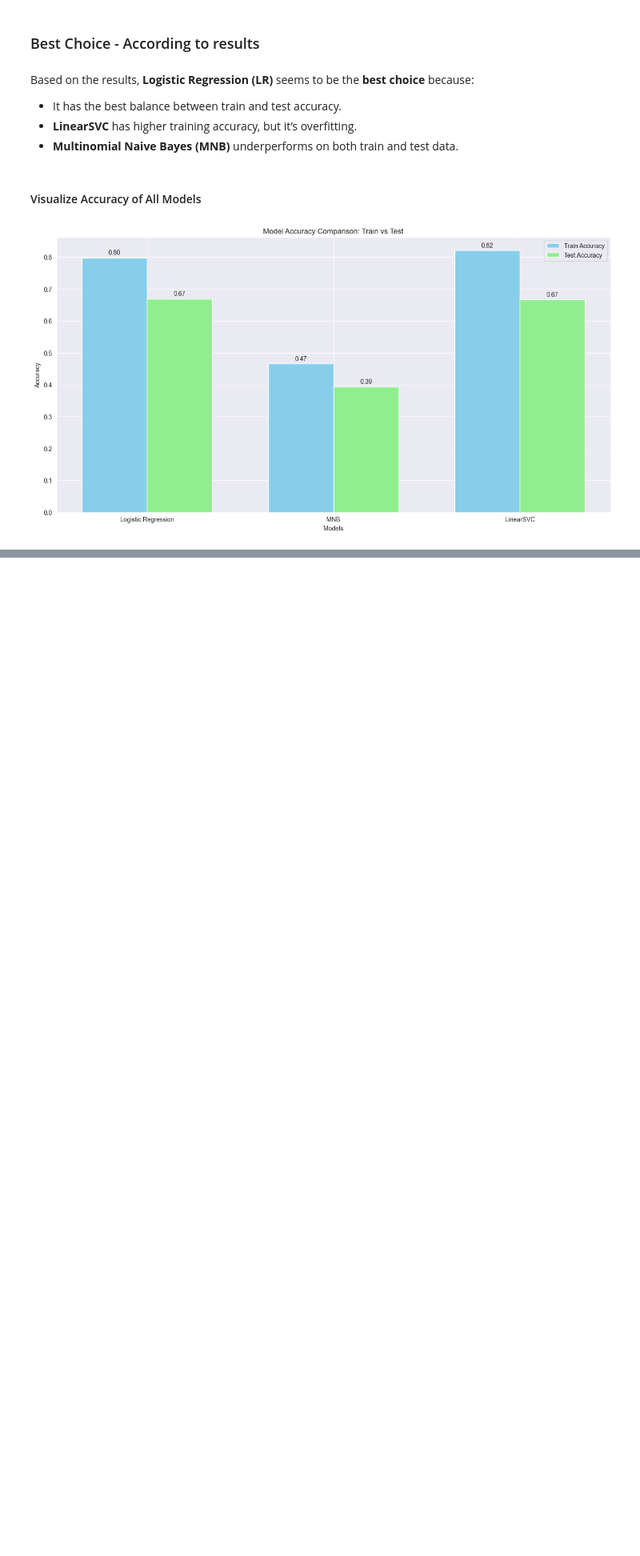
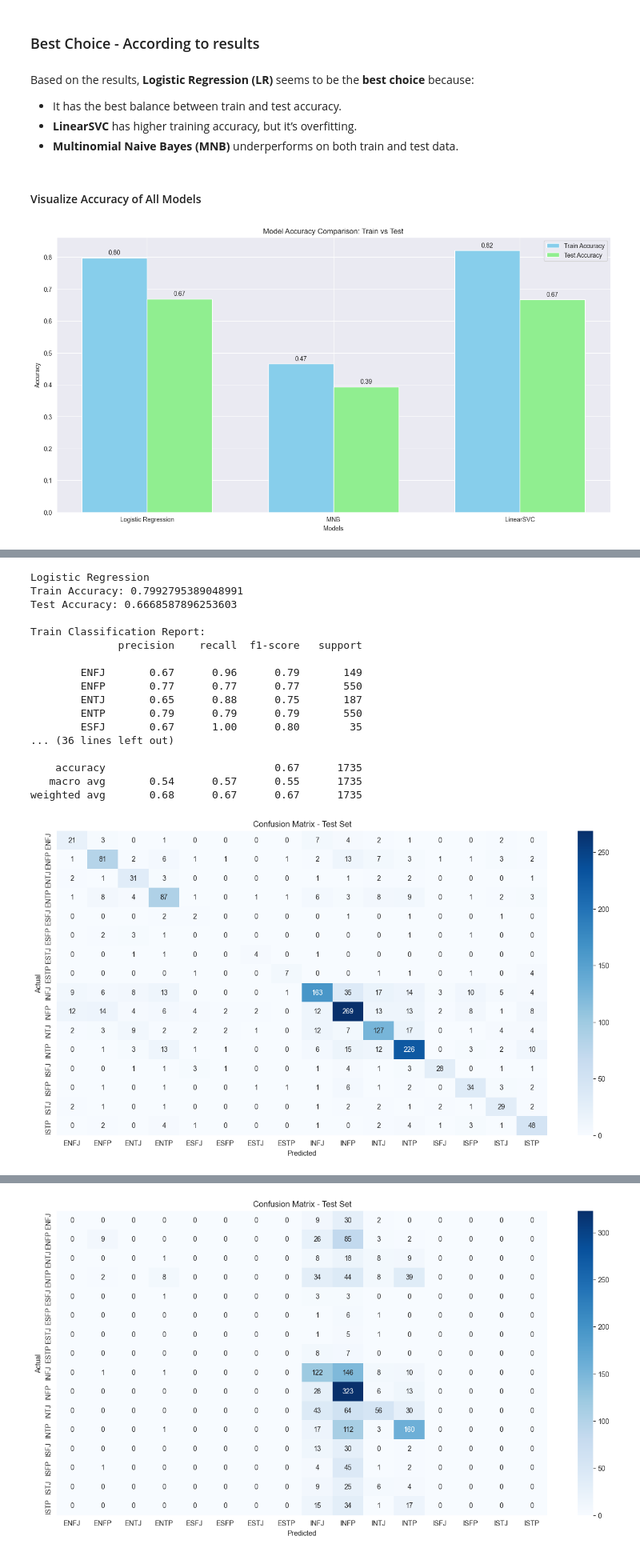
Before and after one commit to Ersatz-xD/VibeSnitch-AI, a Jupyter notebook: notebooks/data_cleaning_preprocessing.ipynb, the cells around one changed output, grey strips where cells are left out. Shown at 80% size. Drawn from its saved outputs; the diff is of its cells as text; code cells hidden in the pictures; blank space fills up the shorter version.

Commit message:
created pipelines

```diff
--- a/notebooks/data_cleaning_preprocessing.ipynb
+++ b/notebooks/data_cleaning_preprocessing.ipynb
@@ -251,7 +253,7 @@ y = df['label'] #target labels
 X_train, X_test, y_train, y_test = train_test_split(X, y, test_size=0.2, random_state=42)
 # %%
 # Save  label encoder
-with open('../data/label_encoder.pkl', 'wb') as f:
+with open('../models/label_encoder.pkl', 'wb') as f:
     pickle.dump(label_encoder, f)
 
 #saving final cleaned and preprocessed dataset
@@ -441,0 +454,9 @@ plt.show()
+# %%
+df = pd.read_csv('../data/mbti_labeled_cleaned.csv')
+with open('../models/label_encoder.pkl', 'rb') as f:
+    label_encoder = pickle.load(f)
+
+X = df['posts']
+y = df['label']
+
+X_train_raw, X_test_raw, y_train, y_test = train_test_split(X, y, test_size=0.2, random_state=42)
@@ -441,0 +490,21 @@ plt.show()
+# %%
+# LR
+pipeline_lr = Pipeline([
+    ('cleaner', TextCleaner()),
+    ('tfidf', TfidfVectorizer(max_features=3000)),
+    ('clf', LogisticRegression(max_iter=1000, class_weight='balanced'))
+])
+
+# NBP
+pipeline_nbp = Pipeline([
+    ('cleaner', TextCleaner()),
+    ('tfidf', TfidfVectorizer(max_features=3000)),
+    ('clf', MultinomialNB())
+])
+
+# LSVM
+pipeline_lsvc = Pipeline([
+    ('cleaner', TextCleaner()),
+    ('tfidf', TfidfVectorizer(max_features=3000)),
+    ('clf', LinearSVC(class_weight='balanced', C=0.1))
+])
@@ -441,0 +513,4 @@ plt.show()
+# %%
+pipeline_lr.fit(X_train_raw, y_train)
+pipeline_nbp.fit(X_train_raw, y_train)
+pipeline_lsvc.fit(X_train_raw, y_train)
@@ -441,0 +523,28 @@ plt.show()
+# %%
+print("Logistic Regression")
+evaluate_model(pipeline_lr, X_train_raw, y_train, X_test_raw, y_test, label_encoder)
+
+print("Naive Bayes")
+evaluate_model(pipeline_nbp, X_train_raw, y_train, X_test_raw, y_test, label_encoder)
+
+print("Linear SVC")
+evaluate_model(pipeline_lsvc, X_train_raw, y_train, X_test_raw, y_test, label_encoder)
+# %% [output]
+Logistic Regression
+Train Accuracy: 0.7992795389048991
+Test Accuracy: 0.6668587896253603
+
+Train Classification Report:
+              precision    recall  f1-score   support
+
+        ENFJ       0.67      0.96      0.79       149
+        ENFP       0.77      0.77      0.77       550
+        ENTJ       0.65      0.88      0.75       187
+        ENTP       0.79      0.79      0.79       550
+        ESFJ       0.67      1.00      0.80        35
+... (36 lines left out)
+
+    accuracy                           0.67      1735
+   macro avg       0.54      0.57      0.55      1735
+weighted avg       0.68      0.67      0.67      1735
+[figure, added]
@@ -441,0 +568 @@ plt.show()
+[figure, added]
```
Also changed, not shown: parts of 18 cells of this notebook.
